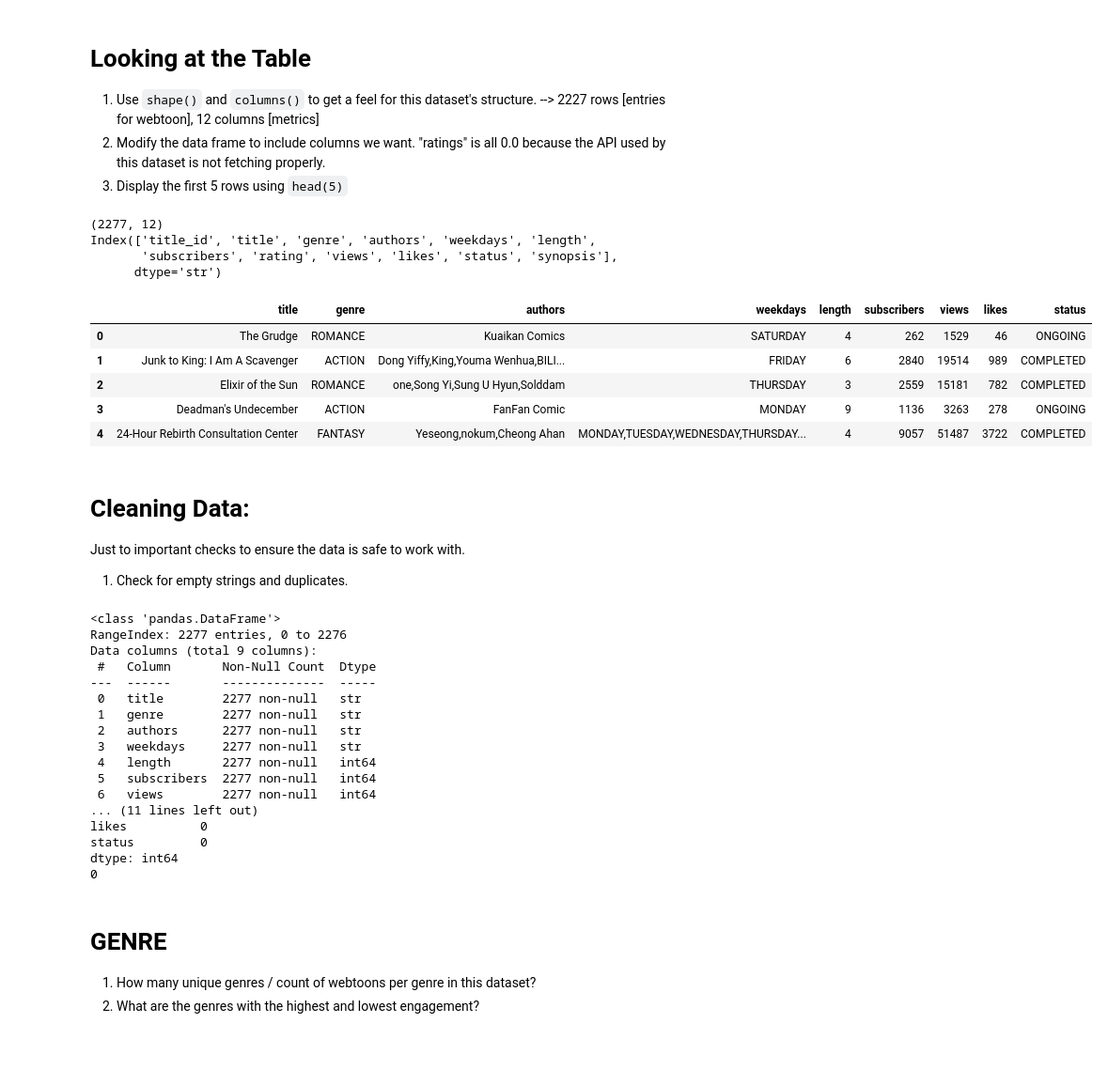
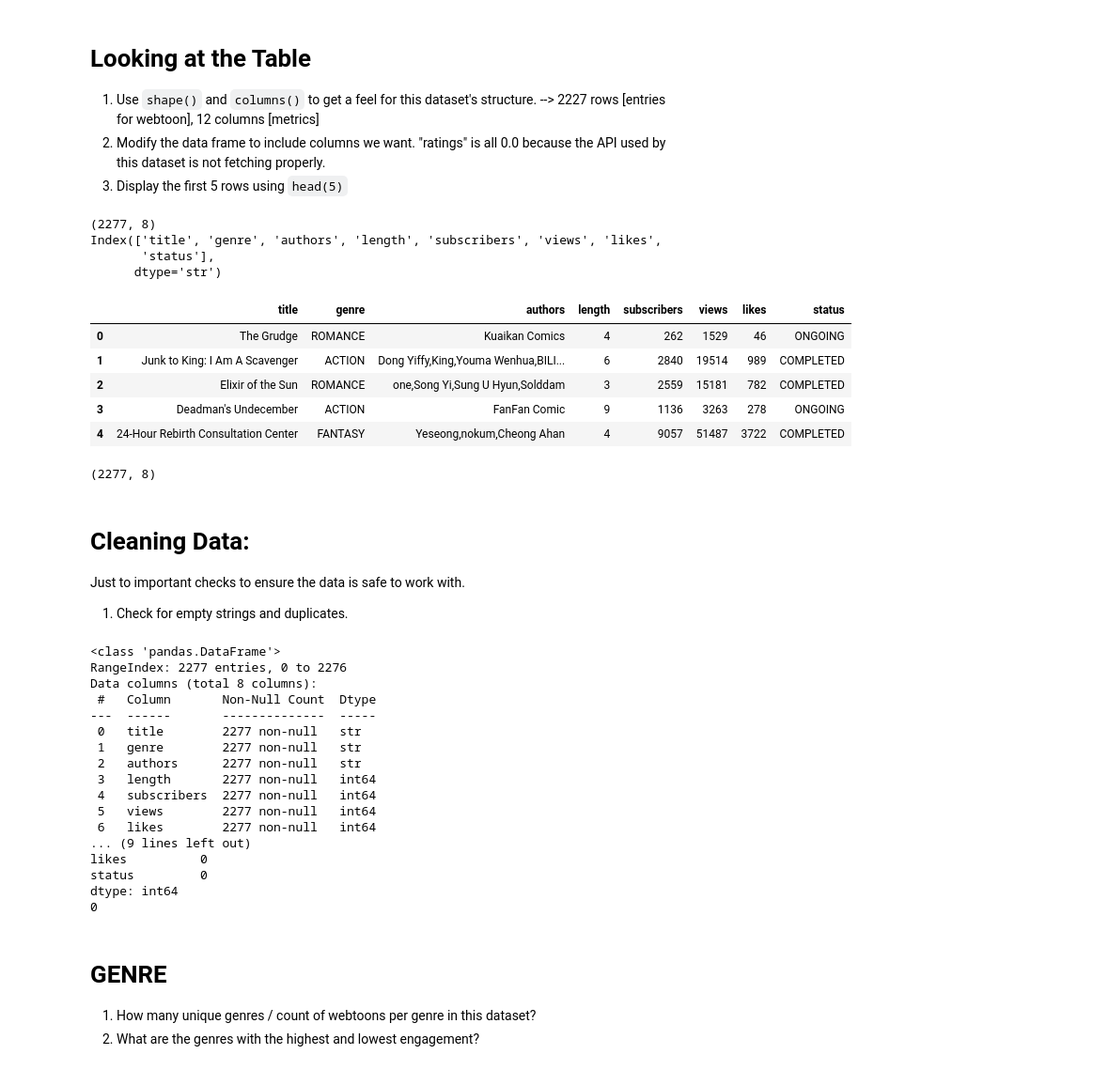
Before and after one commit to hliu325/KOR-webtoon-data, a Jupyter notebook: webtoon_analysis.ipynb, the cells around one changed output. Shown at 94% size. Drawn from its saved outputs; the diff is of its cells as text; code cells hidden in the pictures.

```diff
--- a/webtoon_analysis.ipynb
+++ b/webtoon_analysis.ipynb
@@ -20,21 +20,25 @@ is not fetching properly.
 # %%
 print(df.shape)
 print(df.columns)
 
-# Removing the title_id rating, and synopsis columns.
-df = df[["title", "genre", "authors", "weekdays", "length", "subscribers", "views", "likes", "status"]]
+# Removing the title_id, weekdays, rating, and synopsis columns.
+df = df[["title", "genre", "authors", "length", "subscribers", "views", "likes", "status"]]
+
+# display(df.sort_values(by="views", ascending=False).head(5))
 display(df.head(5))
+print(df.shape)
 # %% [output]
-(2277, 12)
-Index(['title_id', 'title', 'genre', 'authors', 'weekdays', 'length',
-       'subscribers', 'rating', 'views', 'likes', 'status', 'synopsis'],
+(2277, 8)
+Index(['title', 'genre', 'authors', 'length', 'subscribers', 'views', 'likes',
+       'status'],
       dtype='str')
-|  | title | genre | authors | weekdays | length | subscribers | views | likes | status |
-| 0 | The Grudge | ROMANCE | Kuaikan Comics | SATURDAY | 4 | 262 | 1529 | 46 | ONGOING |
-| 1 | Junk to King: I Am A Scavenger | ACTION | Dong Yiffy,King,Youma Wenhua,BILI... | FRIDAY | 6 | 2840 | 19514 | 989 | COMPLETED |
-| 2 | Elixir of the Sun | ROMANCE | one,Song Yi,Sung U Hyun,Solddam | THURSDAY | 3 | 2559 | 15181 | 782 | COMPLETED |
-| 3 | Deadman's Undecember | ACTION | FanFan Comic | MONDAY | 9 | 1136 | 3263 | 278 | ONGOING |
-| 4 | 24-Hour Rebirth Consultation Center | FANTASY | Yeseong,nokum,Cheong Ahan | MONDAY,TUESDAY,WEDNESDAY,THURSDAY... | 4 | 9057 | 51487 | 3722 | COMPLETED |
+|  | title | genre | authors | length | subscribers | views | likes | status |
+| 0 | The Grudge | ROMANCE | Kuaikan Comics | 4 | 262 | 1529 | 46 | ONGOING |
+| 1 | Junk to King: I Am A Scavenger | ACTION | Dong Yiffy,King,Youma Wenhua,BILI... | 6 | 2840 | 19514 | 989 | COMPLETED |
+| 2 | Elixir of the Sun | ROMANCE | one,Song Yi,Sung U Hyun,Solddam | 3 | 2559 | 15181 | 782 | COMPLETED |
+| 3 | Deadman's Undecember | ACTION | FanFan Comic | 9 | 1136 | 3263 | 278 | ONGOING |
+| 4 | 24-Hour Rebirth Consultation Center | FANTASY | Yeseong,nokum,Cheong Ahan | 4 | 9057 | 51487 | 3722 | COMPLETED |
+(2277, 8)
 # %% [markdown]
 # **Cleaning Data:**
 Just to important checks to ensure the data is safe to work with.
@@ -51,17 +55,17 @@ print(df.duplicated().sum())
 # %% [output]
 <class 'pandas.DataFrame'>
 RangeIndex: 2277 entries, 0 to 2276
-Data columns (total 9 columns):
+Data columns (total 8 columns):
  #   Column       Non-Null Count  Dtype
 ---  ------       --------------  -----
  0   title        2277 non-null   str
  1   genre        2277 non-null   str
  2   authors      2277 non-null   str
- 3   weekdays     2277 non-null   str
- 4   length       2277 non-null   int64
- 5   subscribers  2277 non-null   int64
- 6   views        2277 non-null   int64
-... (11 lines left out)
+ 3   length       2277 non-null   int64
+ 4   subscribers  2277 non-null   int64
+ 5   views        2277 non-null   int64
+ 6   likes        2277 non-null   int64
+... (9 lines left out)
 likes          0
 status         0
 dtype: int64
```
Also changed, not shown: parts of 8 cells of this notebook, 11 other files.
